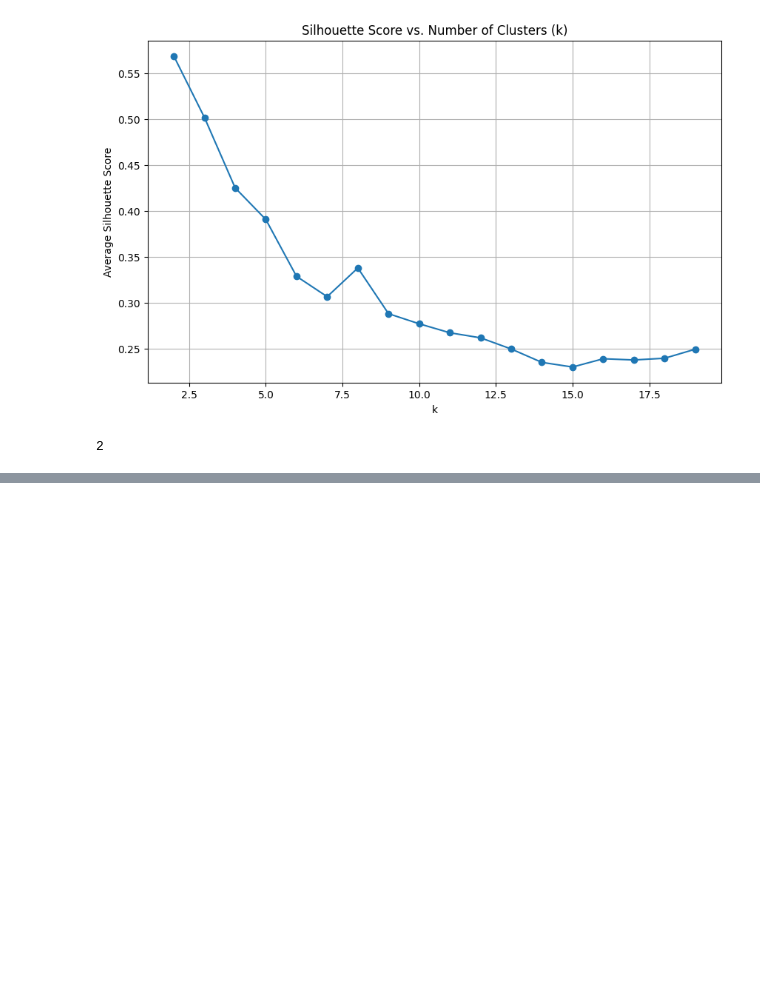
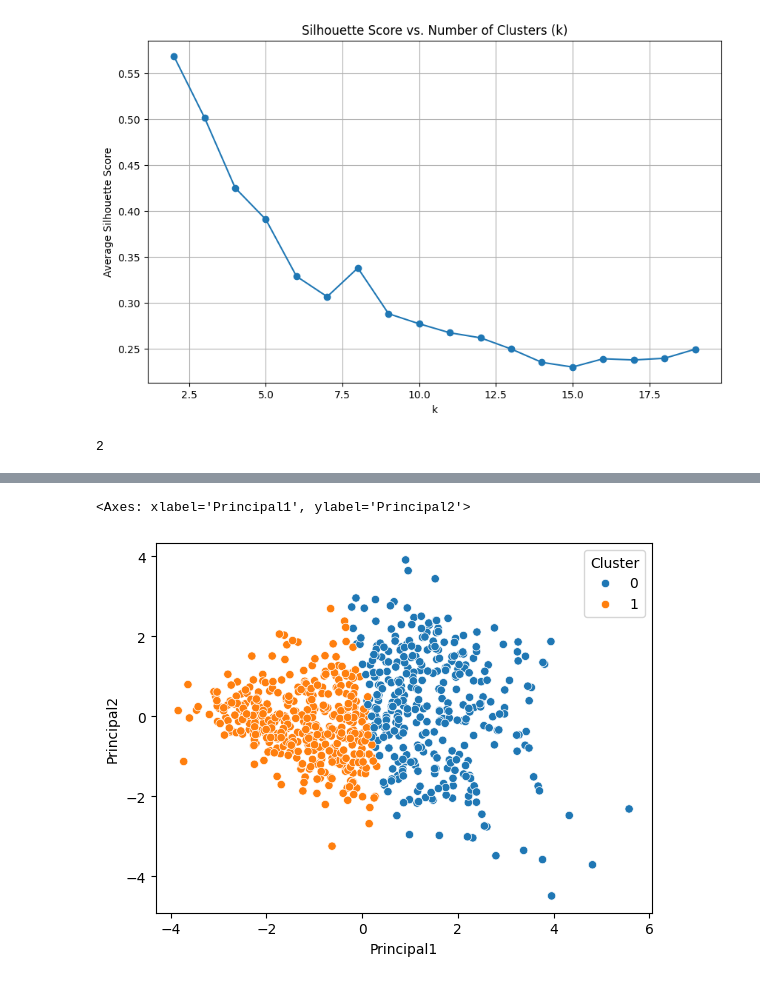
Before and after one commit to epsilon403/analyse_Risque_Diabete, a Jupyter notebook: Untitled.ipynb, the cells around one changed output, grey strips where cells are left out. Cells and saved outputs as stored; diff of their text form; code cells hidden in the pictures; blank space fills up the shorter version.

```diff
--- a/Untitled.ipynb
+++ b/Untitled.ipynb
@@ -307,0 +389,10 @@ plt.show()
+# %%
+from sklearn.decomposition import PCA
+
+pca  = PCA(n_components = 2)
+pca_df = pca.fit_transform(X)
+pca_df = pd.DataFrame(data=pca_df,
+                      columns=['Principal1', 'Principal2'])
+pca_df['Cluster'] = new_df['Cluster'].values
+
+pca_df
@@ -307,0 +413,5 @@ plt.show()
+# %%
+sns.scatterplot(x = pca_df['Principal1'] , y = pca_df['Principal2'] , data = pca_df, hue = pca_df['Cluster'])
+# %% [output]
+<Axes: xlabel='Principal1', ylabel='Principal2'>
+[figure, added]
```
Also changed, not shown: parts of 6 cells of this notebook.
